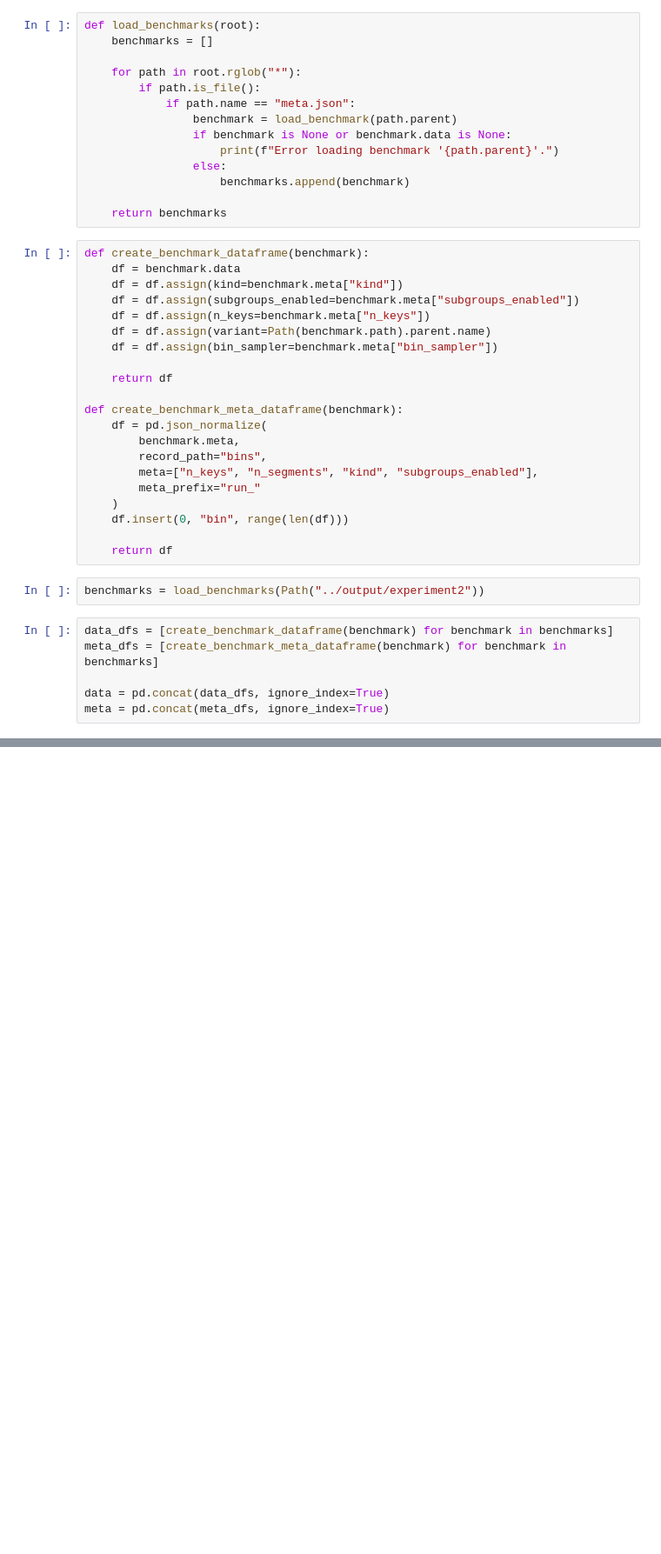
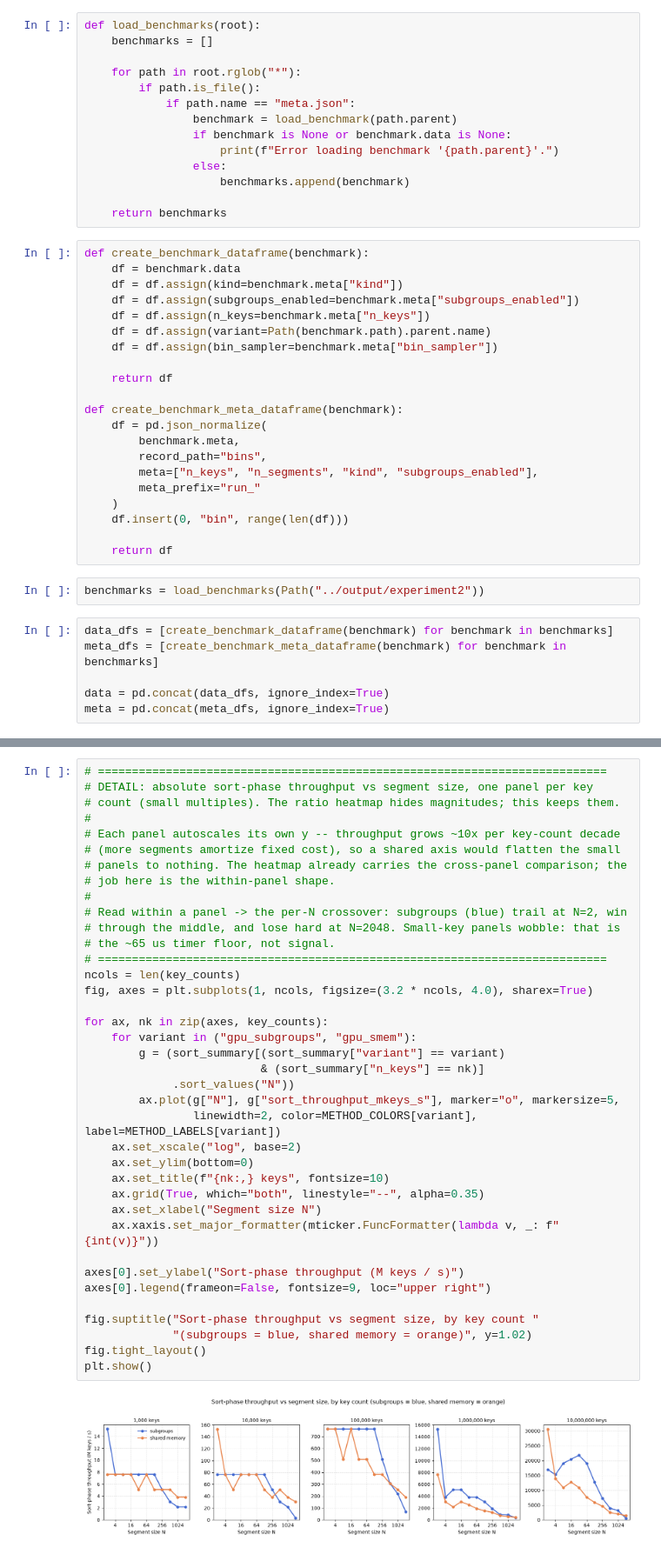
Before and after one commit to hollinwilkins/wb_segsort, a Jupyter notebook: notebooks/experiment2.ipynb, the cells around one changed output, grey strips where cells are left out. Shown at 87% size. Saved outputs shown, nothing was run; the diff lists cells and outputs as text; blank space fills up the shorter version.

```diff
--- a/notebooks/experiment2.ipynb
+++ b/notebooks/experiment2.ipynb
@@ -251,0 +344,40 @@ KeyError: ('gpu_smem', np.int64(9583660))
+# %%
+# ===========================================================================
+# DETAIL: absolute sort-phase throughput vs segment size, one panel per key
+# count (small multiples). The ratio heatmap hides magnitudes; this keeps them.
+#
+# Each panel autoscales its own y -- throughput grows ~10x per key-count decade
+# (more segments amortize fixed cost), so a shared axis would flatten the small
+# panels to nothing. The heatmap already carries the cross-panel comparison; the
+# job here is the within-panel shape.
+#
+# Read within a panel -> the per-N crossover: subgroups (blue) trail at N=2, win
+# through the middle, and lose hard at N=2048. Small-key panels wobble: that is
+# the ~65 us timer floor, not signal.
+# ===========================================================================
+ncols = len(key_counts)
+fig, axes = plt.subplots(1, ncols, figsize=(3.2 * ncols, 4.0), sharex=True)
+
+for ax, nk in zip(axes, key_counts):
+    for variant in ("gpu_subgroups", "gpu_smem"):
+        g = (sort_summary[(sort_summary["variant"] == variant)
+                          & (sort_summary["n_keys"] == nk)]
+             .sort_values("N"))
+        ax.plot(g["N"], g["sort_throughput_mkeys_s"], marker="o", markersize=5,
+                linewidth=2, color=METHOD_COLORS[variant], label=METHOD_LABELS[variant])
+    ax.set_xscale("log", base=2)
+    ax.set_ylim(bottom=0)
+    ax.set_title(f"{nk:,} keys", fontsize=10)
+    ax.grid(True, which="both", linestyle="--", alpha=0.35)
+    ax.set_xlabel("Segment size N")
+    ax.xaxis.set_major_formatter(mticker.FuncFormatter(lambda v, _: f"{int(v)}"))
+
+axes[0].set_ylabel("Sort-phase throughput (M keys / s)")
+axes[0].legend(frameon=False, fontsize=9, loc="upper right")
+
+fig.suptitle("Sort-phase throughput vs segment size, by key count "
+             "(subgroups = blue, shared memory = orange)", y=1.02)
+fig.tight_layout()
+plt.show()
+# %% [output]
+[figure, added]
```
Also changed, not shown: parts of 6 cells of this notebook, 1 other file.
